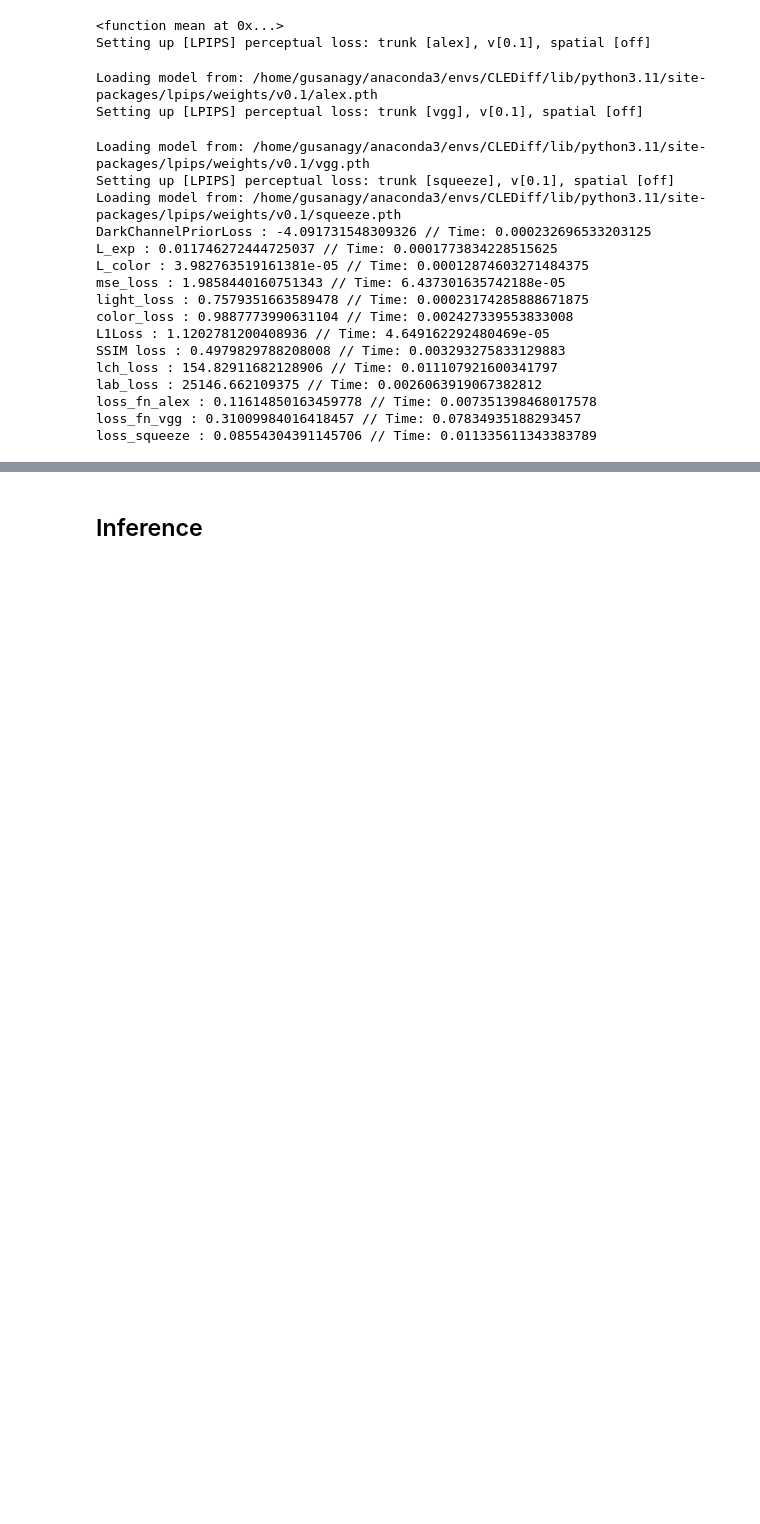
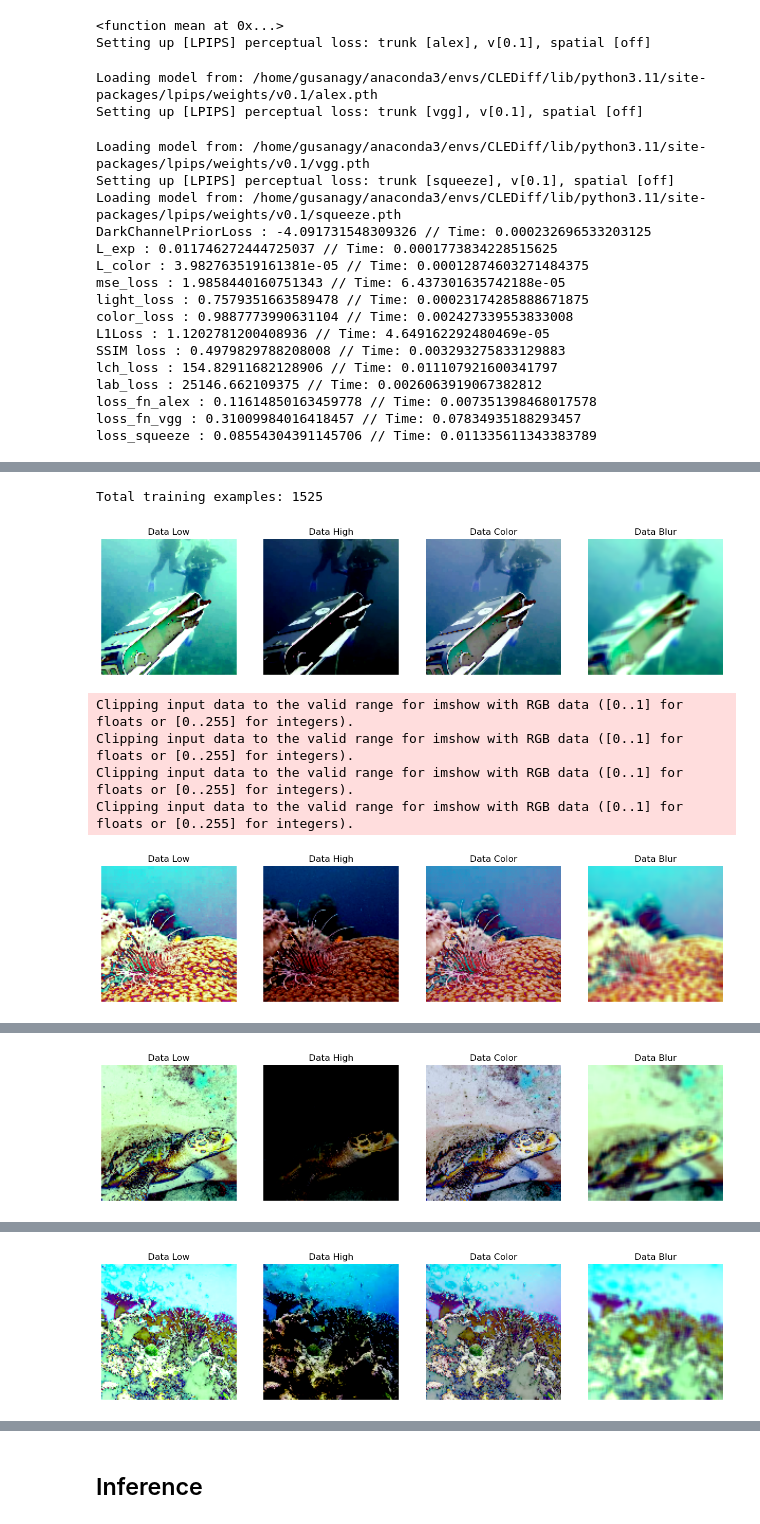
Before and after one commit to gusanagy/UDBE, a Jupyter notebook: work.ipynb, the cells around one changed output, grey strips where cells are left out. Saved outputs shown, nothing was run; the diff lists cells and outputs as text; code cells hidden in the pictures; blank space fills up the shorter version.

Commit message:
dataloader tests

```diff
--- a/work.ipynb
+++ b/work.ipynb
@@ -174,13 +118,13 @@ def load_image_paths(dataset_path, dataset="all",task="train"):
     elif dataset == "UIEB":
         pattern1_png = os.path.join(dataset_path, "*", f"{task}", "*.png")
         image_paths.extend(glob.glob(pattern1_png))
-    elif dataset == "RUIEB":
+    elif dataset == "RUIE":
         pattern3_jpg = os.path.join(dataset_path, "*", "*",f"{task}", "*.jpg")
         image_paths.extend(glob.glob(pattern3_jpg))
 
     return image_paths
-#dataset_path = "data/UDWdata/"  # Caminho para a pasta do dataset
+dataset_path = "data/UDWdata/"  # Caminho para a pasta do dataset
 
-#data = load_image_paths(dataset_path,dataset="all")
+data = load_image_paths(dataset_path,dataset="RUIE")
 
-#print(len(data),data)
+print(len(data),data)
@@ -188,0 +131,63 @@ def load_image_paths(dataset_path, dataset="all",task="train"):
+# %%
+import torch
+import matplotlib.pyplot as plt
+import numpy as np
+from src.train import load_data
+from src.split_data import load_image_paths
+import matplotlib.pyplot as plt
+import numpy as np
+import torch
+
+def test_dataloader(dataloader, num_images=5):
+    # Itera sobre o DataLoader
+    for batch_idx, (data_low, data_high, data_color, data_blur) in enumerate(dataloader):
+        if batch_idx >= num_images:
+            break
+        # Plotagem das imagens
+        #Convertendo tensores para NumPy arrays para plotagem
+        image_low = np.transpose(data_low.detach().cpu().numpy(), (1, 2, 0))
+        image_high = np.transpose(data_high.detach().cpu().numpy(), (1, 2, 0))
+        image_color = np.transpose(data_color.detach().cpu().numpy(), (1, 2, 0))
+        image_blur = np.transpose(data_blur.detach().cpu().numpy(), (1, 2, 0))
+                # Transpose and print shapes
+        # print(f"""  data_low: {data_low.shape}
+        #                 data_high: {data_high.shape}
+        #                 data_color: {data_color.shape}
+        #                 data_blur: {data_blur.shape}
+        #                 image_low: {image_low.shape}
+        #                 image_high: {image_high.shape}
+        #                 image_color: {image_color.shape}
+        #                 image_blur: {image_blur.shape}
+        # """)
+        # Mostrando as imagens
+        plt.figure(figsize=(15, 5))
+
+        plt.subplot(1, 4, 1)
+        plt.imshow(image_low)
+        plt.title("Data Low")
+        plt.axis('off')
+
+        plt.subplot(1, 4, 2)
+        plt.imshow(image_high)
+        plt.title("Data High")
+        plt.axis('off')
+
+        plt.subplot(1, 4, 3)
+        plt.imshow(image_color)
+        plt.title("Data Color")
+        plt.axis('off')
+
+        plt.subplot(1, 4, 4)
+        plt.imshow(image_blur)
+        plt.title("Data Blur")
+        plt.axis('off')
+
+        plt.show()
+
+
+# Exemplo de uso:
+datapath_train = load_image_paths(dataset_path="data/UDWdata/",dataset="SUIM")
+train_loader=load_data(datapath_train, datapath_train)
+# Suponha que você tenha um DataLoader chamado 'train_loader' com batch_size=4
+test_dataloader(train_loader, num_images=5)
+# %% [output]
@@ -188,0 +198,7 @@ def load_image_paths(dataset_path, dataset="all",task="train"):
+Total training examples: 1525
+[figure, added]
+Clipping input data to the valid range for imshow with RGB data ([0..1] for floats or [0..255] for integers).
+Clipping input data to the valid range for imshow with RGB data ([0..1] for floats or [0..255] for integers).
+Clipping input data to the valid range for imshow with RGB data ([0..1] for floats or [0..255] for integers).
+Clipping input data to the valid range for imshow with RGB data ([0..1] for floats or [0..255] for integers).
+[figure, added]
@@ -188,0 +209 @@ def load_image_paths(dataset_path, dataset="all",task="train"):
+[figure, added]
@@ -188,0 +214 @@ def load_image_paths(dataset_path, dataset="all",task="train"):
+[figure, added]
```
Also changed, not shown: parts of 5 cells of this notebook, 2 other files.
